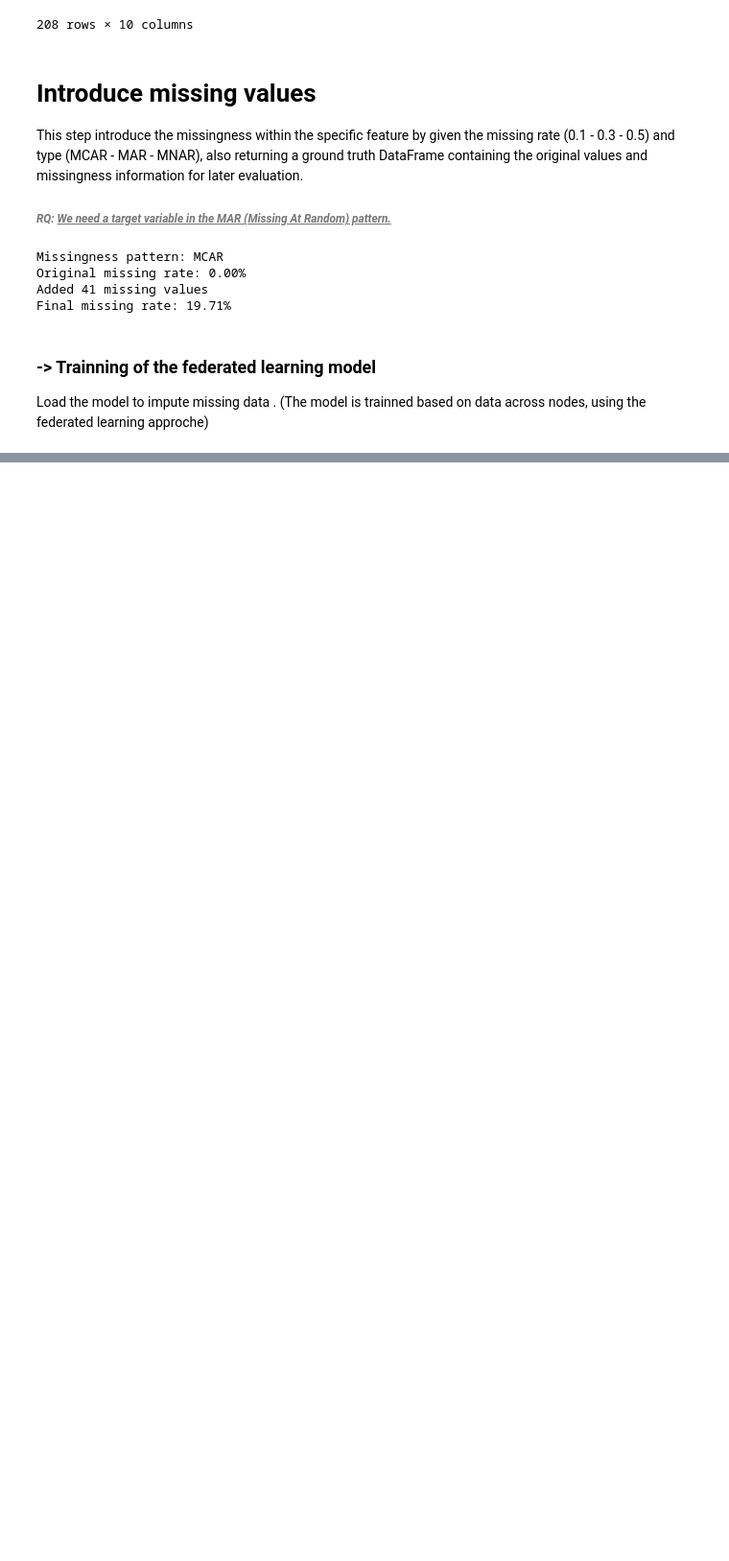
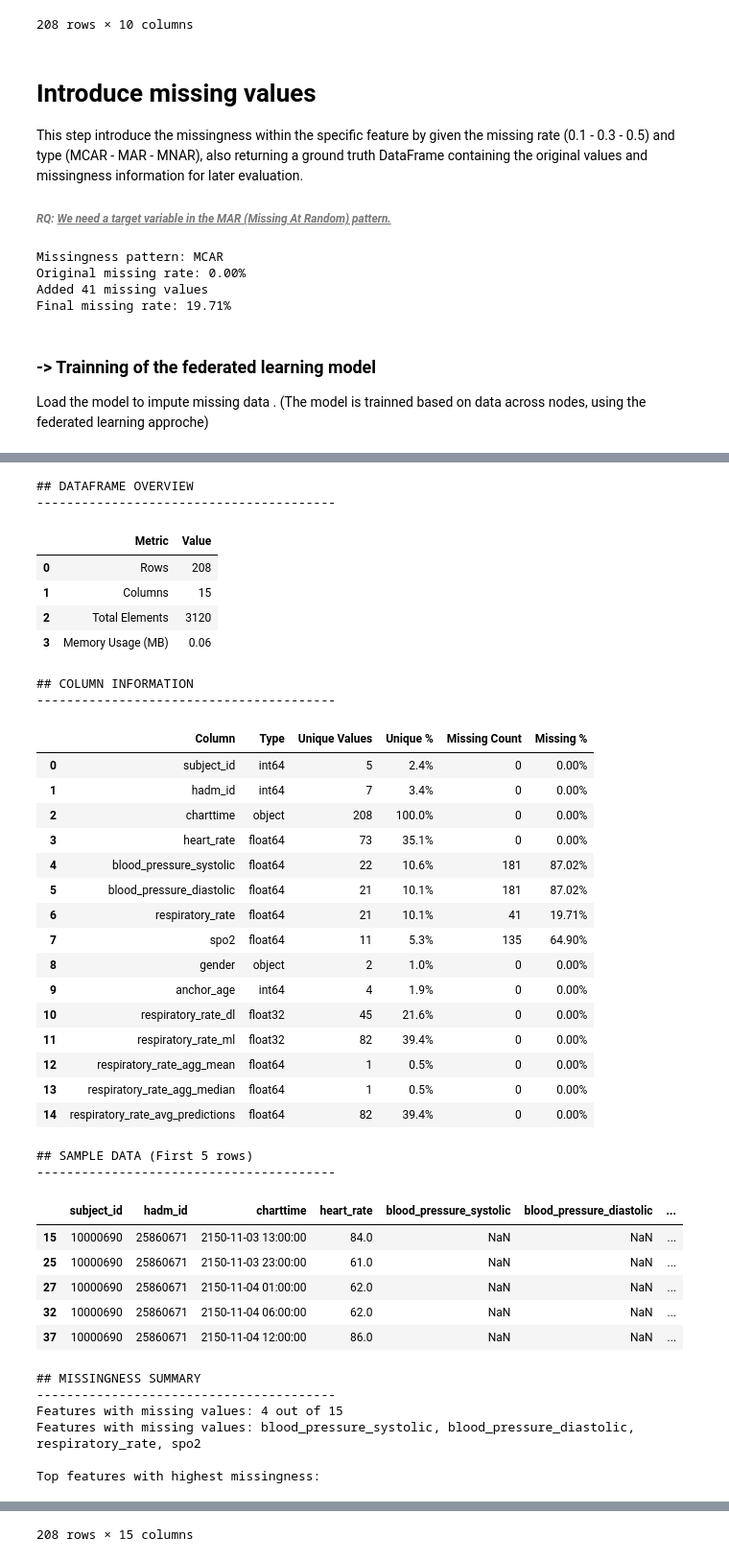
Before and after one commit to ESSADEQAziz/FL_env, a Jupyter notebook: HFL_env/notebooks/regression.ipynb, the cells around one changed output, grey strips where cells are left out. Shown: that part at 96% size. Saved outputs shown, nothing was run; the diff lists cells and outputs as text; code cells hidden in the pictures; blank space fills up the shorter version.

Commit message:
Agrregating regression results.'with some adjustments within the functions files'.(HFL)

```diff
--- a/HFL_env/notebooks/regression.ipynb
+++ b/HFL_env/notebooks/regression.ipynb
@@ -240,10 +240,9 @@ Final missing rate: 19.71%
 ### -> Trainning of the federated learning model
 Load the model to impute missing data . (The model is trainned based on data across nodes, using the federated learning approche)
 # %%
-model_path = "../server/results/dl_results/regression/agg_model/model_round100.pth"  # Path to your saved model
-preprocessor_dir = "../nodes/results/dl_regression/"  # Directory with preprocessors
-approach = "dl_r"  # Used approach (dl_r, ml_r, dl_c, or ml_c)
 
-# Load everything
-model, feature_preprocessor, target_transformer = functions.load_model_and_preprocessors(model_path, preprocessor_dir, approach)
+features = ['heart_rate','gender']
+target = "respiratory_rate"
+
+result_dataframe = functions.return_regression_results(data_with_missingness,features,target)
 # %% [output]
@@ -250,0 +267,42 @@ AttributeError: 'collections.OrderedDict' object has no attribute 'eval'
+# %%
+functions.analyze_dataframe(df=result_dataframe)
+# %% [output]
+## DATAFRAME OVERVIEW
+----------------------------------------
+|  | Metric | Value |
+| 0 | Rows | 208 |
+| 1 | Columns | 15 |
+| 2 | Total Elements | 3120 |
+| 3 | Memory Usage (MB) | 0.06 |
+## COLUMN INFORMATION
+----------------------------------------
+|  | Column | Type | Unique Values | Unique % | Missing Count | Missing % |
+| 0 | subject_id | int64 | 5 | 2.4% | 0 | 0.00% |
+| 1 | hadm_id | int64 | 7 | 3.4% | 0 | 0.00% |
+| 2 | charttime | object | 208 | 100.0% | 0 | 0.00% |
+| 3 | heart_rate | float64 | 73 | 35.1% | 0 | 0.00% |
+| 4 | blood_pressure_systolic | float64 | 22 | 10.6% | 181 | 87.02% |
+| 5 | blood_pressure_diastolic | float64 | 21 | 10.1% | 181 | 87.02% |
+| 6 | respiratory_rate | float64 | 21 | 10.1% | 41 | 19.71% |
+| 7 | spo2 | float64 | 11 | 5.3% | 135 | 64.90% |
+| 8 | gender | object | 2 | 1.0% | 0 | 0.00% |
+| 9 | anchor_age | int64 | 4 | 1.9% | 0 | 0.00% |
+| 10 | respiratory_rate_dl | float32 | 45 | 21.6% | 0 | 0.00% |
+| 11 | respiratory_rate_ml | float32 | 82 | 39.4% | 0 | 0.00% |
+| 12 | respiratory_rate_agg_mean | float64 | 1 | 0.5% | 0 | 0.00% |
+| 13 | respiratory_rate_agg_median | float64 | 1 | 0.5% | 0 | 0.00% |
+| 14 | respiratory_rate_avg_predictions | float64 | 82 | 39.4% | 0 | 0.00% |
+## SAMPLE DATA (First 5 rows)
+----------------------------------------
+|  | subject_id | hadm_id | charttime | heart_rate | blood_pressure_systolic | blood_pressure_diastolic | ... |
+| 15 | 10000690 | 25860671 | 2150-11-03 13:00:00 | 84.0 | NaN | NaN | ... |
+| 25 | 10000690 | 25860671 | 2150-11-03 23:00:00 | 61.0 | NaN | NaN | ... |
+| 27 | 10000690 | 25860671 | 2150-11-04 01:00:00 | 62.0 | NaN | NaN | ... |
+| 32 | 10000690 | 25860671 | 2150-11-04 06:00:00 | 62.0 | NaN | NaN | ... |
+| 37 | 10000690 | 25860671 | 2150-11-04 12:00:00 | 86.0 | NaN | NaN | ... |
+## MISSINGNESS SUMMARY
+----------------------------------------
+Features with missing values: 4 out of 15
+Features with missing values: blood_pressure_systolic, blood_pressure_diastolic, respiratory_rate, spo2
+
+Top features with highest missingness:
@@ -250,0 +332 @@ AttributeError: 'collections.OrderedDict' object has no attribute 'eval'
+208 rows × 15 columns
```
Also changed, not shown: parts of 3 cells of this notebook, 20 other files.
